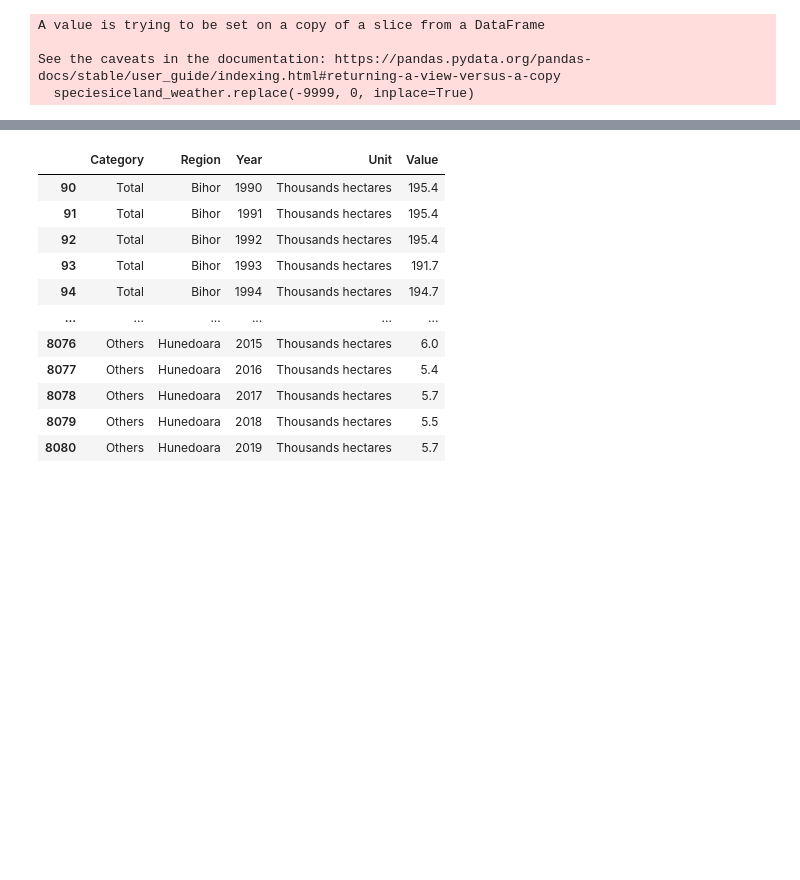
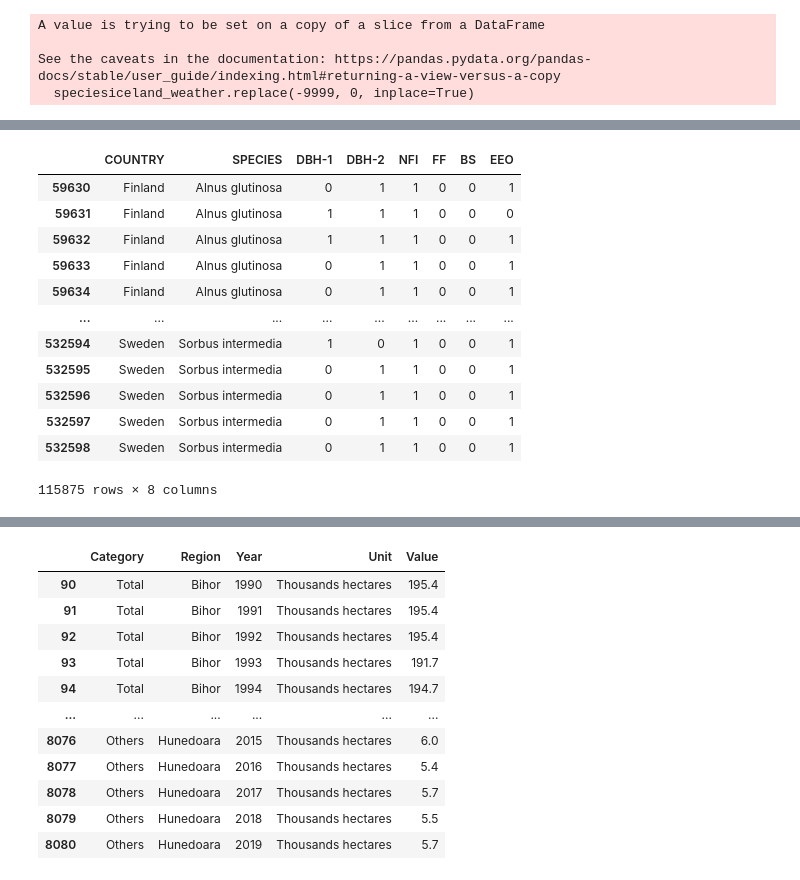
Before and after one commit to ehub-96/Google-DataAnalytics-Capstone, a Jupyter notebook: Data/Data Exploration.ipynb, the cells around one changed output, grey strips where cells are left out. Saved outputs shown, nothing was run; the diff lists cells and outputs as text; code cells hidden in the pictures; blank space fills up the shorter version.

```diff
--- a/Data/Data Exploration.ipynb
+++ b/Data/Data Exploration.ipynb
@@ -385,0 +468,18 @@ speciesiceland_weather
+# %%
+ArcticGenra = ['Alnus glutinosa', 'Alnus incana', 'Betula nana', 'Betula pendula', 'Betula pubescens', 'Corylus avellana', 'Juniperus communis', 'Larix sibirica', 'Picea abies', 'Pinus contorta', 'Pinus sylvestris', 'Populus tremula', 'Salix aurita', 'Salix caprea', 'Salix cinerea', 'Salix glauca', 'Salix hastata', 'Salix lanata', 'Salix lapponum', 'Salix myrsinifolia', 'Salix myrtilloides', 'Salix pentandra', 'Salix phylicifolia', 'Salix repens', 'Salix rosmarinifolia', 'Salix starkeana', 'Sorbus aucuparia', 'Sorbus intermedia']
+# %%
+speciesiceland_weather[speciesiceland_weather["SPECIES"].isin(ArcticGenra)]
+# %% [output]
+|  | COUNTRY | SPECIES | DBH-1 | DBH-2 | NFI | FF | BS | EEO |
+| 59630 | Finland | Alnus glutinosa | 0 | 1 | 1 | 0 | 0 | 1 |
+| 59631 | Finland | Alnus glutinosa | 1 | 1 | 1 | 0 | 0 | 0 |
+| 59632 | Finland | Alnus glutinosa | 1 | 1 | 1 | 0 | 0 | 1 |
+| 59633 | Finland | Alnus glutinosa | 0 | 1 | 1 | 0 | 0 | 1 |
+| 59634 | Finland | Alnus glutinosa | 0 | 1 | 1 | 0 | 0 | 1 |
+| ... | ... | ... | ... | ... | ... | ... | ... | ... |
+| 532594 | Sweden | Sorbus intermedia | 1 | 0 | 1 | 0 | 0 | 1 |
+| 532595 | Sweden | Sorbus intermedia | 0 | 1 | 1 | 0 | 0 | 1 |
+| 532596 | Sweden | Sorbus intermedia | 0 | 1 | 1 | 0 | 0 | 1 |
+| 532597 | Sweden | Sorbus intermedia | 0 | 1 | 1 | 0 | 0 | 1 |
+| 532598 | Sweden | Sorbus intermedia | 0 | 1 | 1 | 0 | 0 | 1 |
+115875 rows × 8 columns
```
Also changed, not shown: parts of 15 cells of this notebook, 4 other files.
